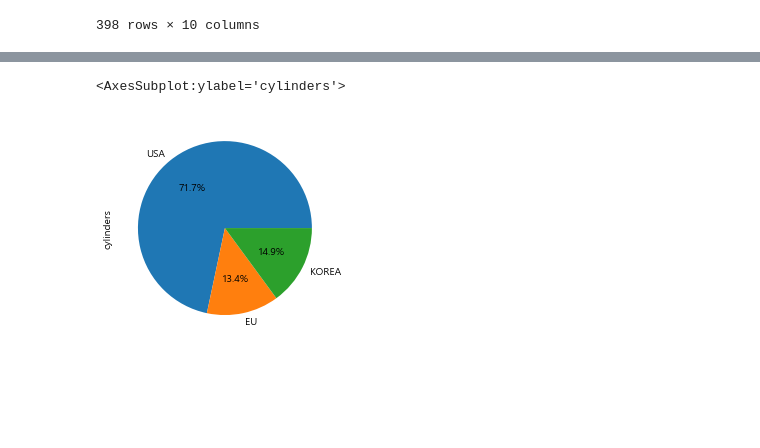
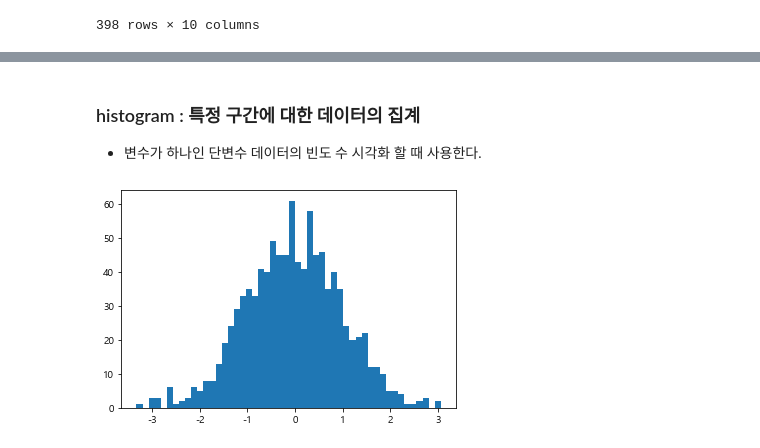
Before and after one commit to Supreme-YS/TIL, a Jupyter notebook: Data_Analysis/visualization[02].ipynb, the cells around one changed output, grey strips where cells are left out. Saved outputs shown, nothing was run; the diff lists cells and outputs as text; code cells hidden in the pictures; blank space fills up the shorter version.

```diff
--- a/Data_Analysis/visualization[02].ipynb
+++ b/Data_Analysis/visualization[02].ipynb
@@ -95,5 +103,13 @@ plt.close()
-# %%
-originDF['cylinders'].plot(kind='pie', autopct='%1.1f%%')
-# %% [output]
-<AxesSubplot:ylabel='cylinders'>
-[figure, removed]
+# %% [markdown]
+### histogram : 특정 구간에 대한 데이터의 집계
+- 변수가 하나인 단변수 데이터의 빈도 수 시각화 할 때 사용한다.
+# %%
+datas = np.random.randn(1000)
+
+plt.figure()
+plt.hist(datas, bins=50) # 50개의 구간으로 나누기
+
+plt.show()
+plt.close()
+# %% [output]
+[figure, added]
```
Also changed, not shown: parts of 20 cells of this notebook, 1 other file.
